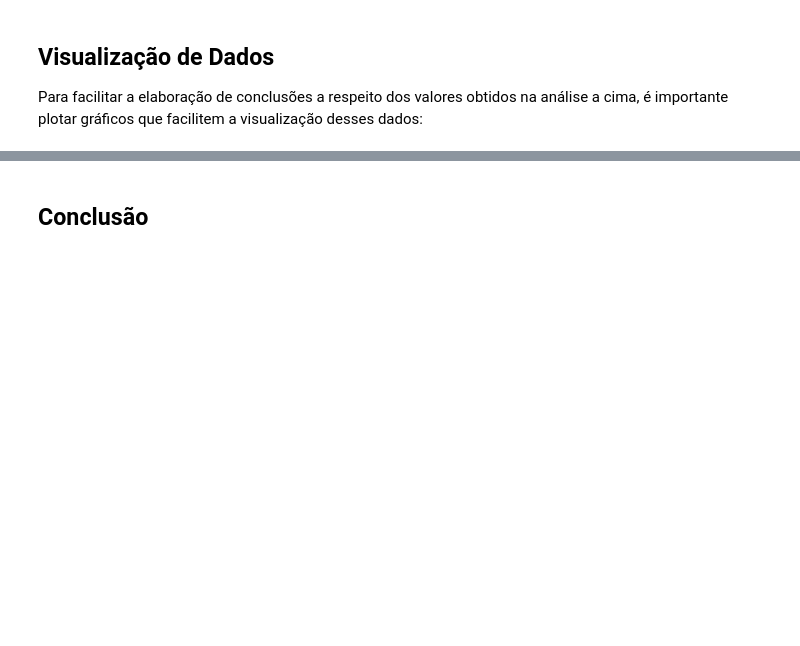
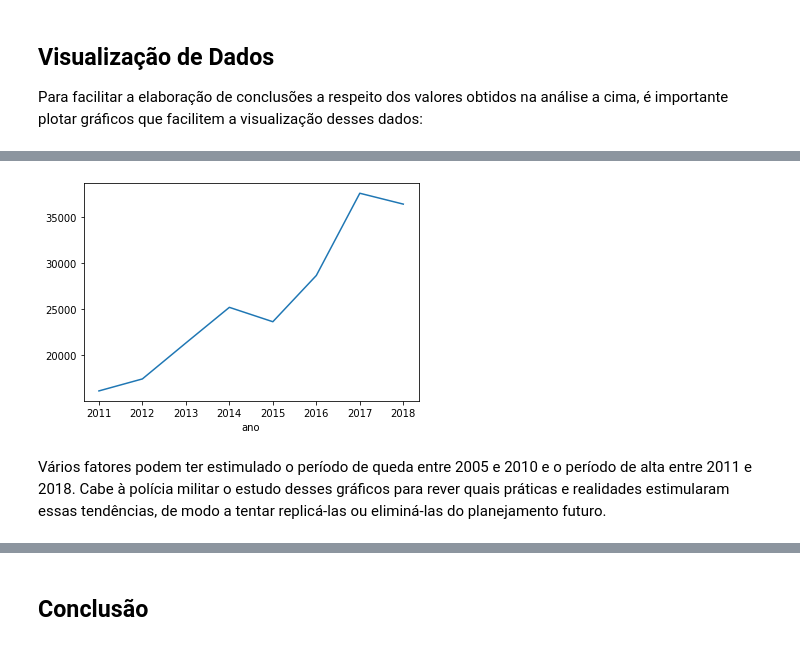
Before and after one commit to gabrielurbanin/analise-crimes-rj, a Jupyter notebook: Analisando_crimes_no_Rio_de_Janeiro.ipynb, the cells around one changed output, grey strips where cells are left out. Cells and saved outputs as stored; diff of their text form; code cells hidden in the pictures; blank space fills up the shorter version.

```diff
--- a/Analisando_crimes_no_Rio_de_Janeiro.ipynb
+++ b/Analisando_crimes_no_Rio_de_Janeiro.ipynb
@@ -368,0 +273,8 @@ O gráfico abaixo é um histograma com a frequencia de valores para a variável
+# %%
+# Período de alta no total de crimes por ano
+
+df_anual.loc[2011:2018].recuperacao_veiculos.plot.line();
+# %% [output]
+[figure, added]
+# %% [markdown]
+Vários fatores podem ter estimulado o período de queda entre 2005 e 2010 e o período de alta entre 2011 e 2018. Cabe à polícia militar o estudo desses gráficos para rever quais práticas e realidades estimularam essas tendências, de modo a tentar replicá-las ou eliminá-las do planejamento futuro.
```
Also changed, not shown: parts of 51 cells of this notebook.
